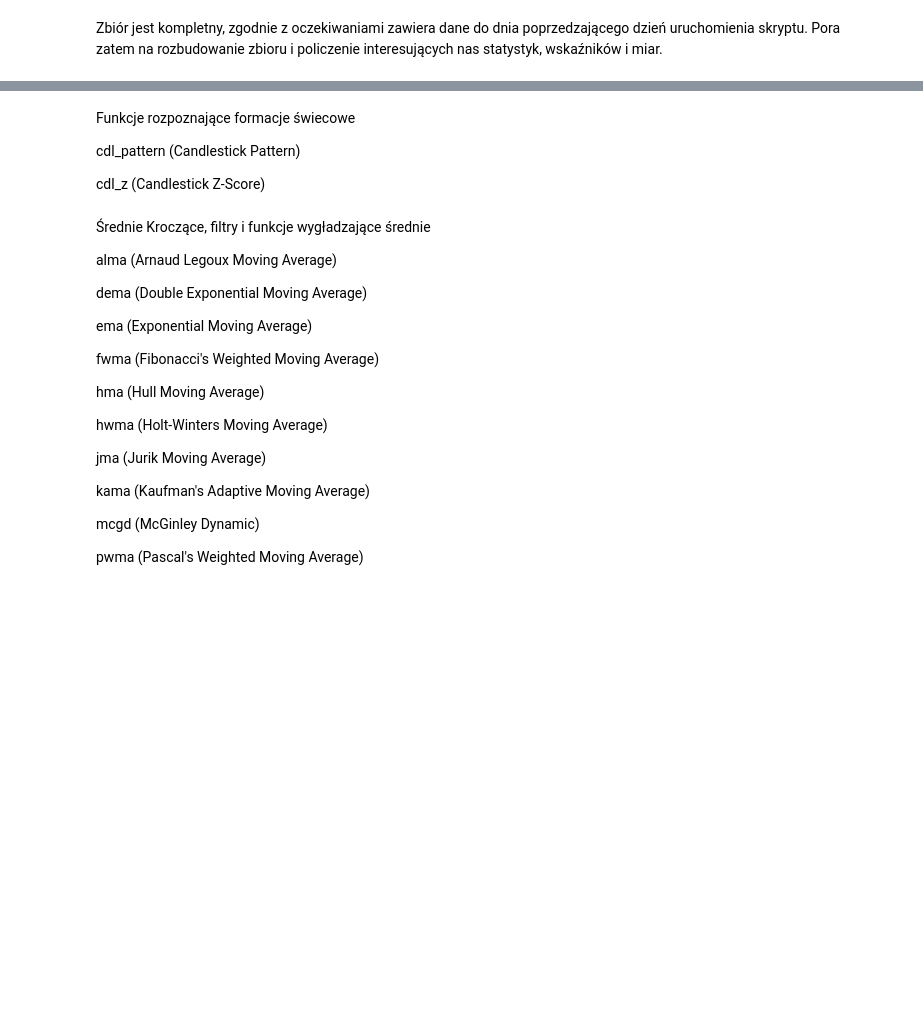
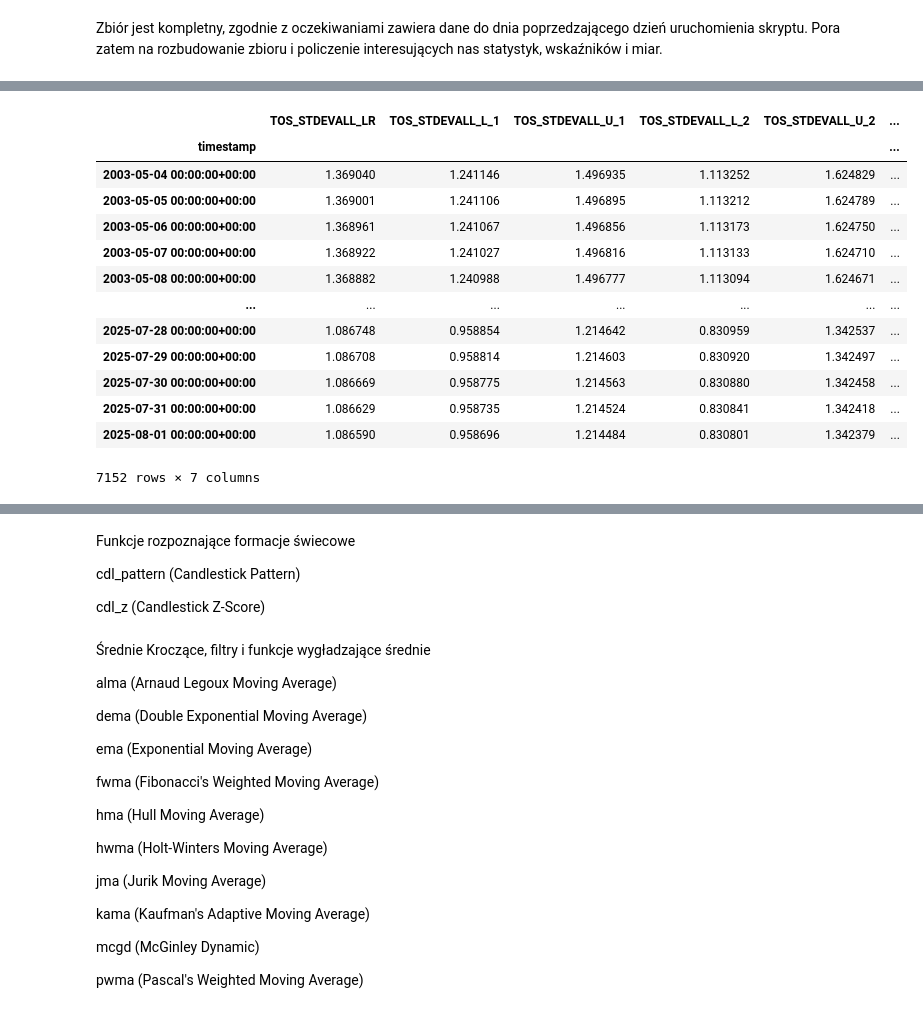
Before and after one commit to MichalTretowski/Trading_model, a Jupyter notebook: Trading.ipynb, the cells around one changed output, grey strips where cells are left out. Cells and saved outputs as stored; diff of their text form; code cells hidden in the pictures; blank space fills up the shorter version.

```diff
--- a/Trading.ipynb
+++ b/Trading.ipynb
@@ -319,0 +822,19 @@ ui (Ulcer Index)
+# %%
+# Think or Swim Standard Deviation All, ustawienia standardowe
+# Default Inputs: length=None (means All), stds=[1,2,3], ddof=1, offset=0 <- parametry do modyfikacji
+df.ta.tos_stdevall(append=True)
+# %% [output]
+|  | TOS_STDEVALL_LR | TOS_STDEVALL_L_1 | TOS_STDEVALL_U_1 | TOS_STDEVALL_L_2 | TOS_STDEVALL_U_2 | ... |
+| timestamp |  |  |  |  |  | ... |
+| 2003-05-04 00:00:00+00:00 | 1.369040 | 1.241146 | 1.496935 | 1.113252 | 1.624829 | ... |
+| 2003-05-05 00:00:00+00:00 | 1.369001 | 1.241106 | 1.496895 | 1.113212 | 1.624789 | ... |
+| 2003-05-06 00:00:00+00:00 | 1.368961 | 1.241067 | 1.496856 | 1.113173 | 1.624750 | ... |
+| 2003-05-07 00:00:00+00:00 | 1.368922 | 1.241027 | 1.496816 | 1.113133 | 1.624710 | ... |
+| 2003-05-08 00:00:00+00:00 | 1.368882 | 1.240988 | 1.496777 | 1.113094 | 1.624671 | ... |
+| ... | ... | ... | ... | ... | ... | ... |
+| 2025-07-28 00:00:00+00:00 | 1.086748 | 0.958854 | 1.214642 | 0.830959 | 1.342537 | ... |
+| 2025-07-29 00:00:00+00:00 | 1.086708 | 0.958814 | 1.214603 | 0.830920 | 1.342497 | ... |
+| 2025-07-30 00:00:00+00:00 | 1.086669 | 0.958775 | 1.214563 | 0.830880 | 1.342458 | ... |
+| 2025-07-31 00:00:00+00:00 | 1.086629 | 0.958735 | 1.214524 | 0.830841 | 1.342418 | ... |
+| 2025-08-01 00:00:00+00:00 | 1.086590 | 0.958696 | 1.214484 | 0.830801 | 1.342379 | ... |
+7152 rows × 7 columns
```
Also changed, not shown: parts of 48 cells of this notebook.
